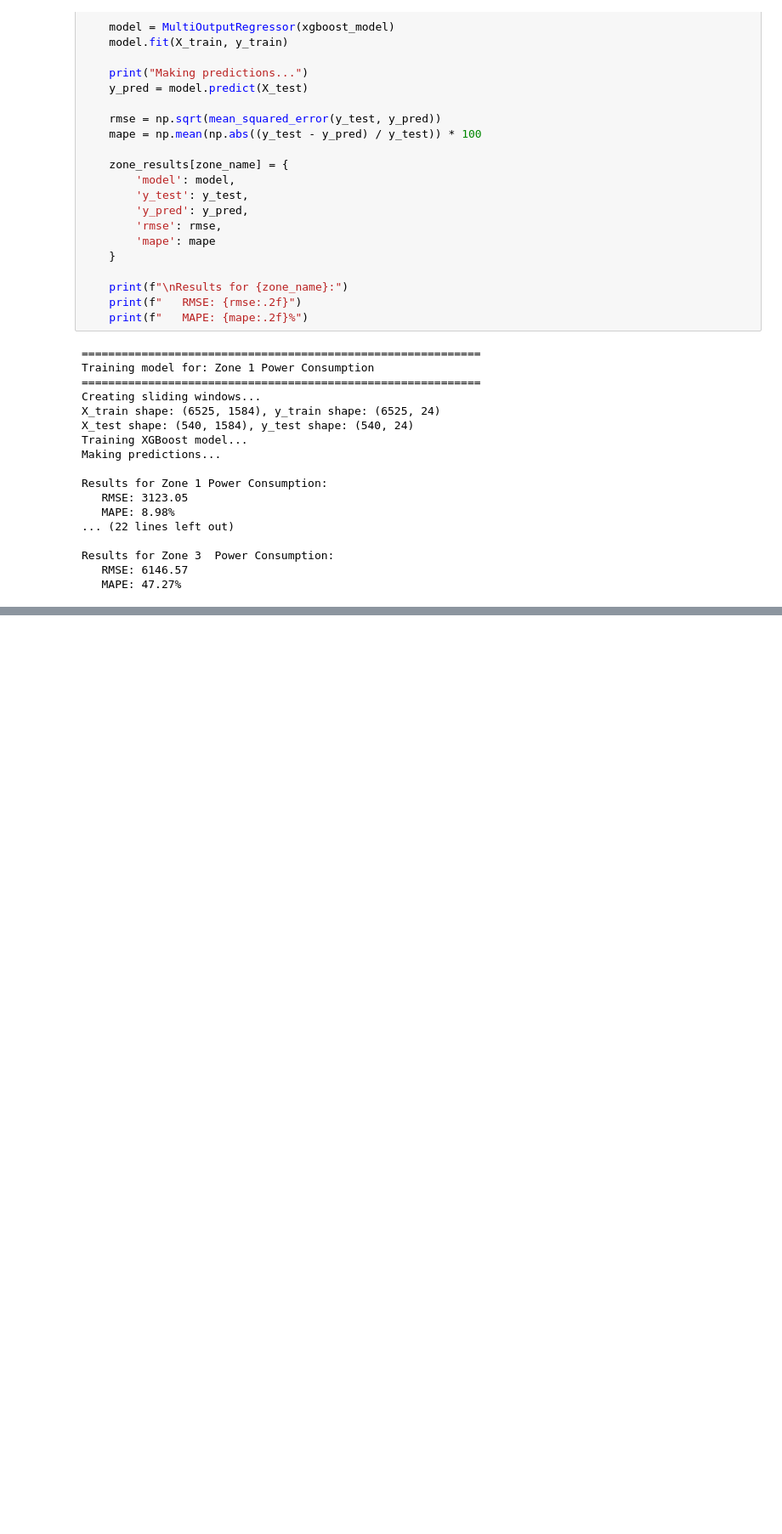
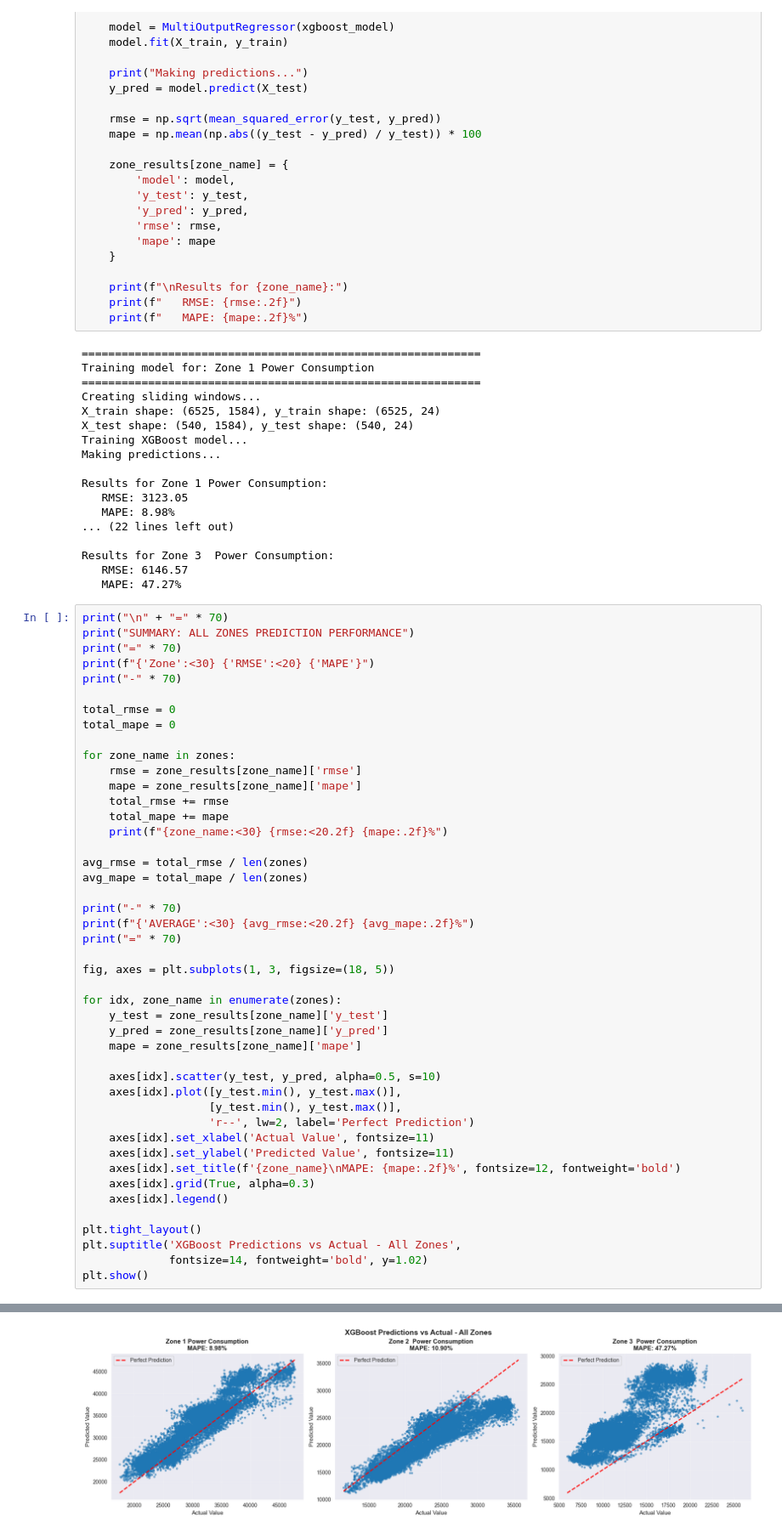
Before and after one commit to vect000r/datascience, a Jupyter notebook: power_consumption/power_consumption.ipynb, the cells around one changed output, grey strips where cells are left out. Shown at 85% size. Saved outputs shown, nothing was run; the diff lists cells and outputs as text; blank space fills up the shorter version.

Commit message:
feat: comparison across all three zones added

```diff
--- a/power_consumption/power_consumption.ipynb
+++ b/power_consumption/power_consumption.ipynb
@@ -579,3 +579,49 @@ Results for Zone 1 Power Consumption:
 Results for Zone 3  Power Consumption:
    RMSE: 6146.57
    MAPE: 47.27%
+# %%
+print("\n" + "=" * 70)
+print("SUMMARY: ALL ZONES PREDICTION PERFORMANCE")
+print("=" * 70)
+print(f"{'Zone':<30} {'RMSE':<20} {'MAPE'}")
+print("-" * 70)
+
+total_rmse = 0
+total_mape = 0
+
+for zone_name in zones:
+    rmse = zone_results[zone_name]['rmse']
+    mape = zone_results[zone_name]['mape']
+    total_rmse += rmse
+    total_mape += mape
+    print(f"{zone_name:<30} {rmse:<20.2f} {mape:.2f}%")
+
+avg_rmse = total_rmse / len(zones)
+avg_mape = total_mape / len(zones)
+
+print("-" * 70)
+print(f"{'AVERAGE':<30} {avg_rmse:<20.2f} {avg_mape:.2f}%")
+print("=" * 70)
+
+fig, axes = plt.subplots(1, 3, figsize=(18, 5))
+
+for idx, zone_name in enumerate(zones):
+    y_test = zone_results[zone_name]['y_test']
+    y_pred = zone_results[zone_name]['y_pred']
+    mape = zone_results[zone_name]['mape']
+
+    axes[idx].scatter(y_test, y_pred, alpha=0.5, s=10)
+    axes[idx].plot([y_test.min(), y_test.max()],
+                   [y_test.min(), y_test.max()],
+                   'r--', lw=2, label='Perfect Prediction')
+    axes[idx].set_xlabel('Actual Value', fontsize=11)
+    axes[idx].set_ylabel('Predicted Value', fontsize=11)
+    axes[idx].set_title(f'{zone_name}\nMAPE: {mape:.2f}%', fontsize=12, fontweight='bold')
+    axes[idx].grid(True, alpha=0.3)
+    axes[idx].legend()
+
+plt.tight_layout()
+plt.suptitle('XGBoost Predictions vs Actual - All Zones',
+             fontsize=14, fontweight='bold', y=1.02)
+plt.show()
+# %% [output]
@@ -581,0 +639 @@ Results for Zone 3  Power Consumption:
+[figure, added]
```
Also changed, not shown: parts of 2 cells of this notebook.
